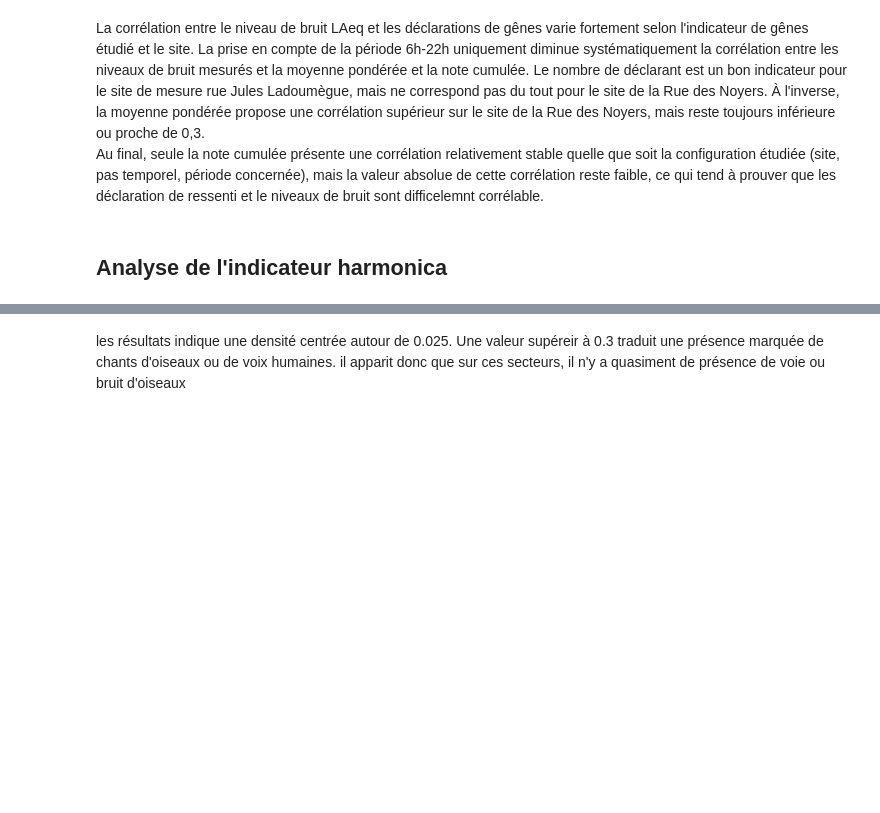
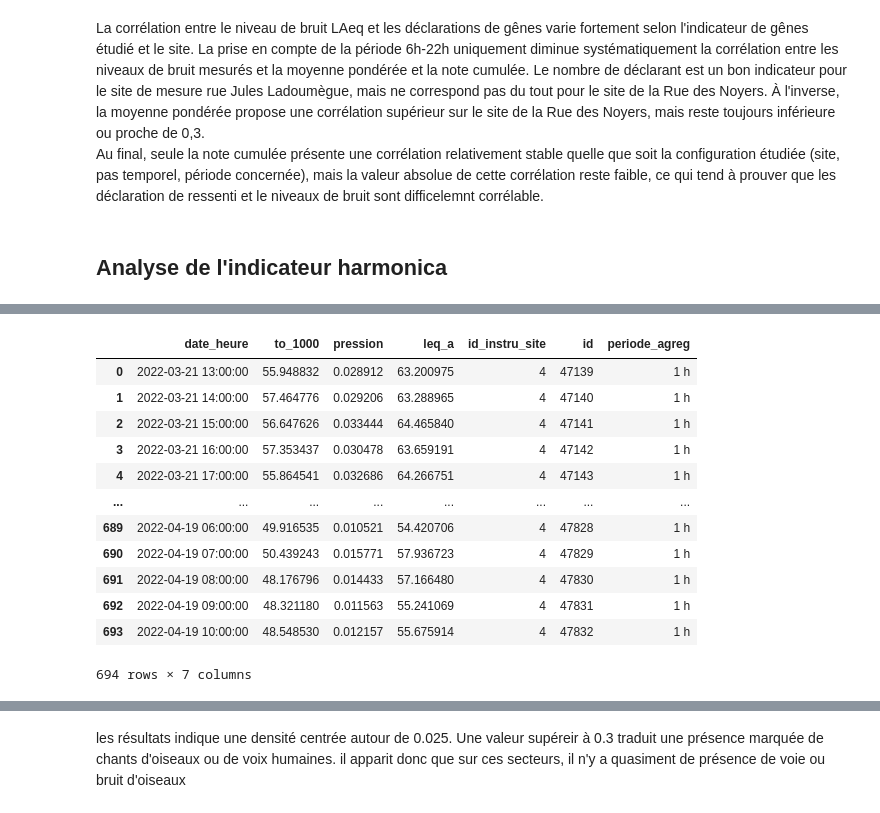
Before and after one commit to nantodevison/Ech24, a Jupyter notebook: notebooks/Analyse_ressenti.ipynb, the cells around one changed output, grey strips where cells are left out. Saved outputs shown, nothing was run; the diff lists cells and outputs as text; code cells hidden in the pictures; blank space fills up the shorter version.

```diff
--- a/notebooks/Analyse_ressenti.ipynb
+++ b/notebooks/Analyse_ressenti.ipynb
@@ -989,0 +357,29 @@ chartCompareCorrelation
+# %%
+site = 4
+# %%
+# recup des données
+with ConnexionBdd(bdd) as c:
+        dfTo1kHz = pd.read_sql(
+            f"SELECT id_site, id, date_heure, to_1000 FROM mesures_physiques.niveau_bruit_site WHERE id_site = {site} ORDER BY date_heure",
+            c.sqlAlchemyConn,
+        )
+Leq_a = recupDonneesAgregees(site=site, typeAgreg='1 h')
+dfTo1kHz_1s = dfTo1kHz.set_index('date_heure').resample('1s').to_1000.apply(lambda x: pression2Niveau(moyenneQuadratiquePression([niveau2Pression(y) for y in x])))
+dfTo1kHz_1h = dfTo1kHz_1s.reset_index().set_index('date_heure').resample('1h').to_1000.quantile(0.5)
+dfCompLaeq_l50_wide = dfTo1kHz_1h.reset_index().merge(Leq_a, on = 'date_heure')
+# %%
+dfCompLaeq_l50_wide
+# %% [output]
+|  | date_heure | to_1000 | pression | leq_a | id_instru_site | id | periode_agreg |
+| 0 | 2022-03-21 13:00:00 | 55.948832 | 0.028912 | 63.200975 | 4 | 47139 | 1 h |
+| 1 | 2022-03-21 14:00:00 | 57.464776 | 0.029206 | 63.288965 | 4 | 47140 | 1 h |
+| 2 | 2022-03-21 15:00:00 | 56.647626 | 0.033444 | 64.465840 | 4 | 47141 | 1 h |
+| 3 | 2022-03-21 16:00:00 | 57.353437 | 0.030478 | 63.659191 | 4 | 47142 | 1 h |
+| 4 | 2022-03-21 17:00:00 | 55.864541 | 0.032686 | 64.266751 | 4 | 47143 | 1 h |
+| ... | ... | ... | ... | ... | ... | ... | ... |
+| 689 | 2022-04-19 06:00:00 | 49.916535 | 0.010521 | 54.420706 | 4 | 47828 | 1 h |
+| 690 | 2022-04-19 07:00:00 | 50.439243 | 0.015771 | 57.936723 | 4 | 47829 | 1 h |
+| 691 | 2022-04-19 08:00:00 | 48.176796 | 0.014433 | 57.166480 | 4 | 47830 | 1 h |
+| 692 | 2022-04-19 09:00:00 | 48.321180 | 0.011563 | 55.241069 | 4 | 47831 | 1 h |
+| 693 | 2022-04-19 10:00:00 | 48.548530 | 0.012157 | 55.675914 | 4 | 47832 | 1 h |
+694 rows × 7 columns
```
Also changed, not shown: parts of 62 cells of this notebook, 3 other files.
